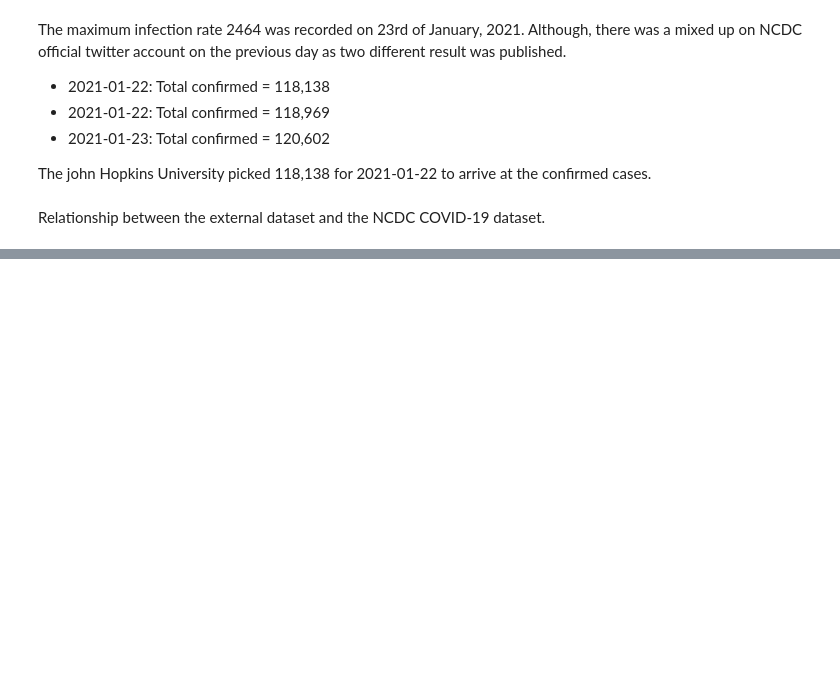
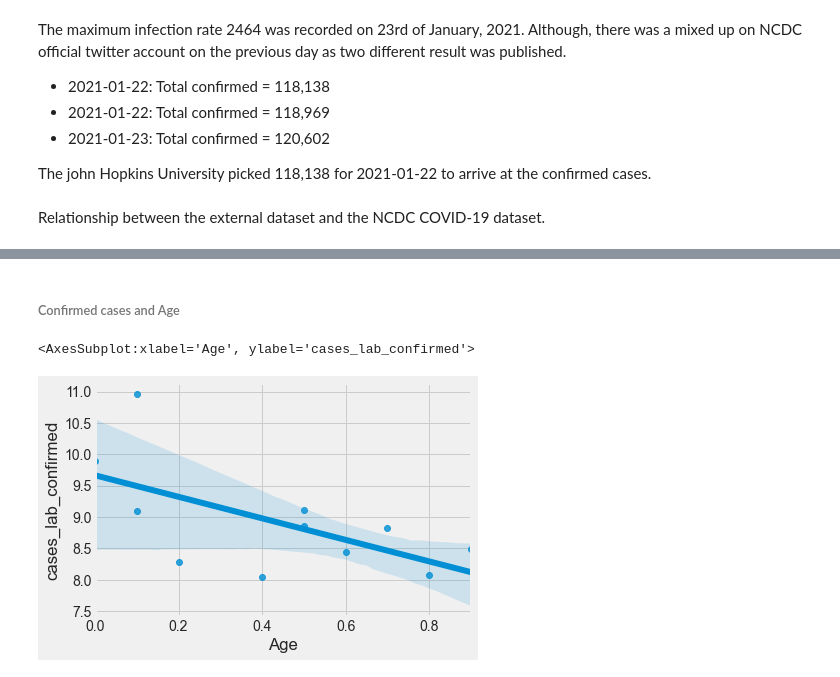
Before and after one commit to Tunji-L/-Nigeria-COVID-19-Data-Analysis-using-Python, a Jupyter notebook: Covid-19_Data_Analysis.ipynb, the cells around one changed output, grey strips where cells are left out. Cells and saved outputs as stored; diff of their text form; code cells hidden in the pictures; blank space fills up the shorter version.

```diff
--- a/Covid-19_Data_Analysis.ipynb
+++ b/Covid-19_Data_Analysis.ipynb
@@ -448,0 +456,7 @@ plt.xticks(rotation=90)
+# %% [markdown]
+###### Confirmed cases and Age
+# %%
+sns.regplot(df_tcases['Age'], np.log(df_tcases['cases_lab_confirmed']))
+# %% [output]
+<AxesSubplot:xlabel='Age', ylabel='cases_lab_confirmed'>
+[figure, added]
```
Also changed, not shown: parts of 73 cells of this notebook.
